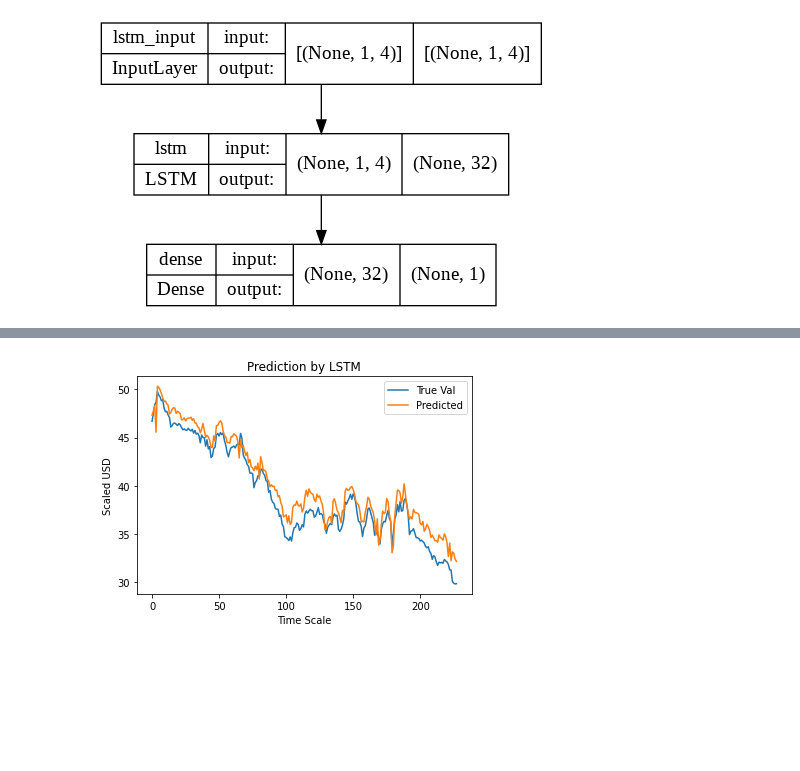
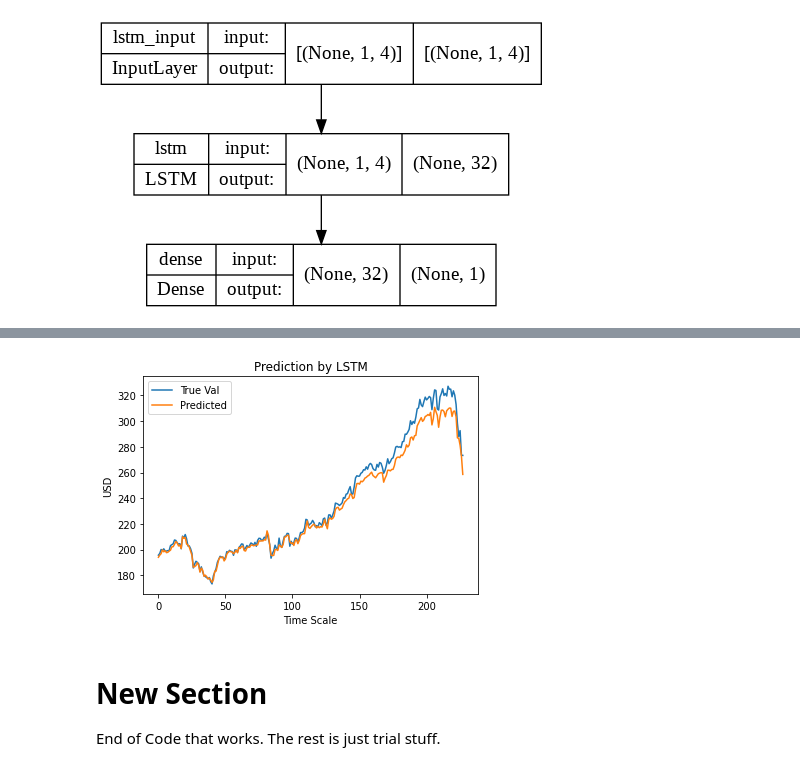
Before and after one commit to delpretemarcus/156StockClosingPricePrediction, a Jupyter notebook: DataCleaningAndExploration.ipynb, the cells around one changed output, grey strips where cells are left out. Saved outputs shown, nothing was run; the diff lists cells and outputs as text; code cells hidden in the pictures; blank space fills up the shorter version.

Commit message:
Added some stuff. Not Finished

```diff
--- a/DataCleaningAndExploration.ipynb
+++ b/DataCleaningAndExploration.ipynb
@@ -63,6 +62,6 @@ feature_transform.head()
 #Splitting to Training set and Test set
 output_var = pd.DataFrame(df['Close'])
 timesplit= TimeSeriesSplit(n_splits=10)
-for train_index, test_index in timesplit.split(feature_transform):
-  X_train, X_test = feature_transform[:len(train_index)], feature_transform[len(train_index): (len(train_index)+len(test_index))]
+for train_index, test_index in timesplit.split(with_transform):
+  X_train, X_test = with_transform[:len(train_index)], with_transform[len(train_index): (len(train_index)+len(test_index))]
   y_train, y_test = output_var[:len(train_index)].values.ravel(), output_var[len(train_index): (len(train_index)+len(test_index))].values.ravel()
@@ -69,15 +74,15 @@ for train_index, test_index in timesplit.split(feature_transform):
 # %%
 #Process the data for LSTM
-trainX =np.array(X_train)
-testX =np.array(X_test)
-X_train = trainX.reshape(X_train.shape[0], 1, X_train.shape[1])
-X_test = testX.reshape(X_test.shape[0], 1, X_test.shape[1])
+trainXnp = np.array(X_train)
+testXnp = np.array(X_test)
+X_train = trainXnp.reshape(X_train.shape[0], 1, X_train.shape[1])
+X_test = testXnp.reshape(X_test.shape[0], 1, X_test.shape[1])
 # %%
 #Building the LSTM Model
 lstm = Sequential()
-lstm.add(LSTM(32, input_shape=(1, trainX.shape[1]), activation='relu', return_sequences=False))
+lstm.add(LSTM(32, input_shape=(1, trainXnp.shape[1]), activation='relu', return_sequences=False))
 lstm.add(Dense(1))
-lstm.compile(loss='mean_squared_error', optimizer='adam')
+lstm.compile(loss='mean_squared_error', optimizer='adam', metrics='accuracy')
 plot_model(lstm, show_shapes=True, show_layer_names=True)
 # %% [output]
 [figure]
@@ -84,4 +106,4 @@ plot_model(lstm, show_shapes=True, show_layer_names=True)
 # %%
-history=lstm.fit(X_train, y_train, epochs=100, batch_size=16, verbose=1, shuffle=False)
+history=lstm.fit(X_train, y_train, epochs=100, batch_size=8, verbose=1, shuffle=False)
 # %% [output]
 Epoch 1/100
@@ -106,12 +129,15 @@ y_pred = lstm.predict(X_test)
 # %%
 plt.plot(y_test, label='True Val')
 plt.plot(y_pred, label='Predicted')
 plt.title('Prediction by LSTM')
 plt.xlabel('Time Scale')
-plt.ylabel('Scaled USD')
+plt.ylabel('USD')
 plt.legend()
 plt.show()
 # %% [output]
-[figure, old version]
+[figure, new version]
+# %% [markdown]
+# New Section
+End of Code that works. The rest is just trial stuff.
 # %%
 #Maybe add Covid cases... / general covid sentiment. Seems to be quite poor indicator as covid begins
```
Also changed, not shown: parts of 39 cells of this notebook.
